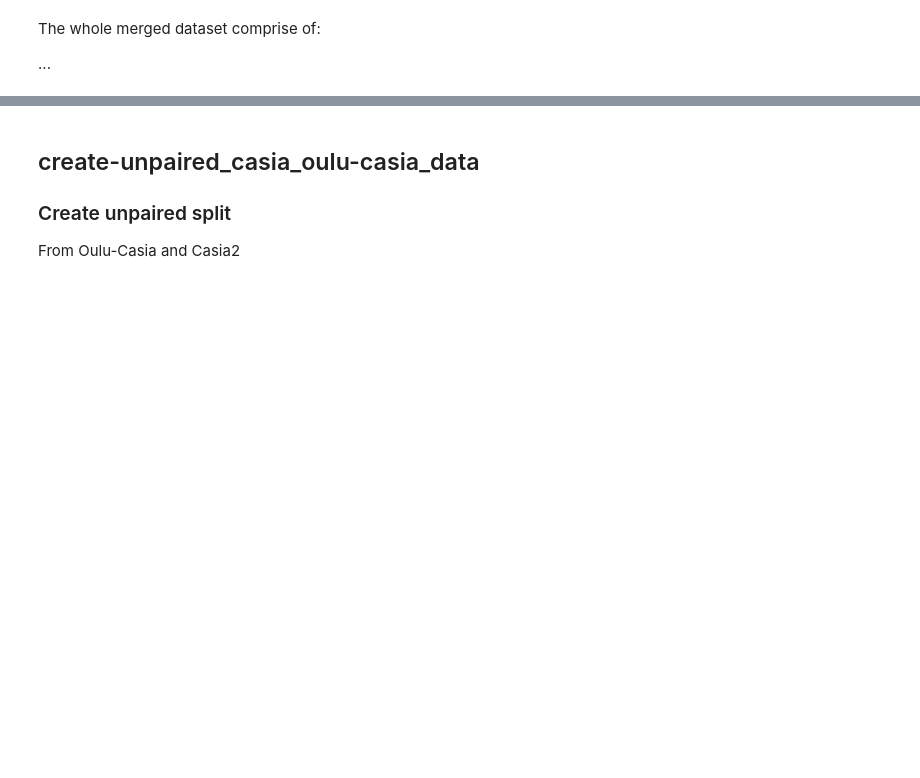
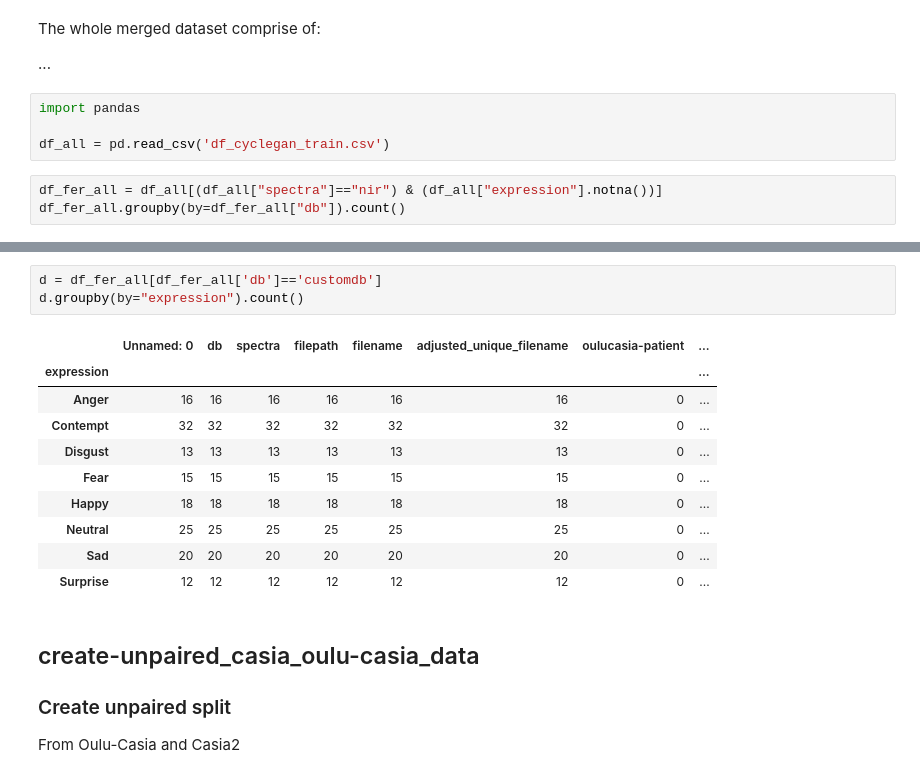
Before and after one commit to kalabto2/Facial-expression-analysis-from-NIR-image, a Jupyter notebook: creating_splits.ipynb, the cells around one changed output, grey strips where cells are left out. Drawn from its saved outputs; the diff is of its cells as text; blank space fills up the shorter version.

```diff
--- a/creating_splits.ipynb
+++ b/creating_splits.ipynb
@@ -509,3 +887,10 @@ for src, dst in zip(fps_aff, tgt_fps_aff):
 The whole merged dataset comprise of:
 
 ...
+# %%
+import pandas
+
+df_all = pd.read_csv('df_cyclegan_train.csv')
+# %%
+df_fer_all = df_all[(df_all["spectra"]=="nir") & (df_all["expression"].notna())]
+df_fer_all.groupby(by=df_fer_all["db"]).count()
@@ -512,3 +903,17 @@ The whole merged dataset comprise of:
+# %%
+d = df_fer_all[df_fer_all['db']=='customdb']
+d.groupby(by="expression").count()
+# %% [output]
+|  | Unnamed: 0 | db | spectra | filepath | filename | adjusted_unique_filename | oulucasia-patient | ... |
+| expression |  |  |  |  |  |  |  | ... |
+| Anger | 16 | 16 | 16 | 16 | 16 | 16 | 0 | ... |
+| Contempt | 32 | 32 | 32 | 32 | 32 | 32 | 0 | ... |
+| Disgust | 13 | 13 | 13 | 13 | 13 | 13 | 0 | ... |
+| Fear | 15 | 15 | 15 | 15 | 15 | 15 | 0 | ... |
+| Happy | 18 | 18 | 18 | 18 | 18 | 18 | 0 | ... |
+| Neutral | 25 | 25 | 25 | 25 | 25 | 25 | 0 | ... |
+| Sad | 20 | 20 | 20 | 20 | 20 | 20 | 0 | ... |
+| Surprise | 12 | 12 | 12 | 12 | 12 | 12 | 0 | ... |
 # %% [markdown]
 ## create-unpaired_casia_oulu-casia_data
 ### Create unpaired split
```
Also changed, not shown: parts of 41 cells of this notebook, 8 other files.
